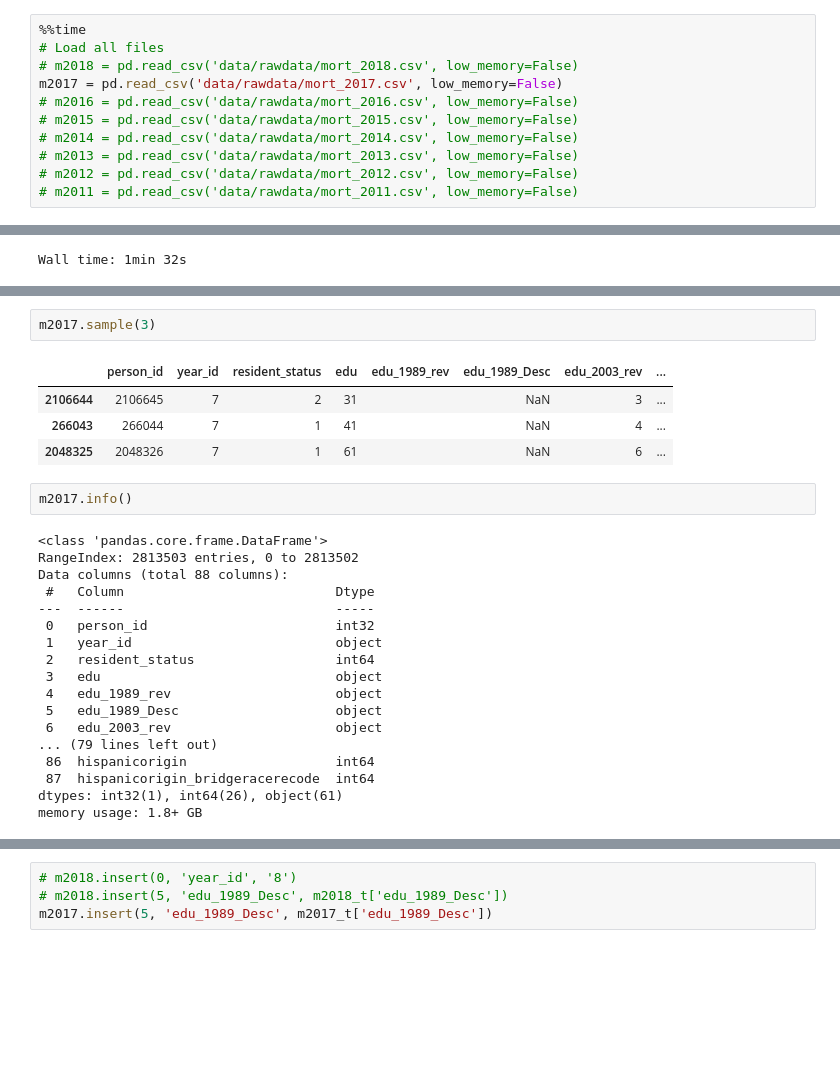
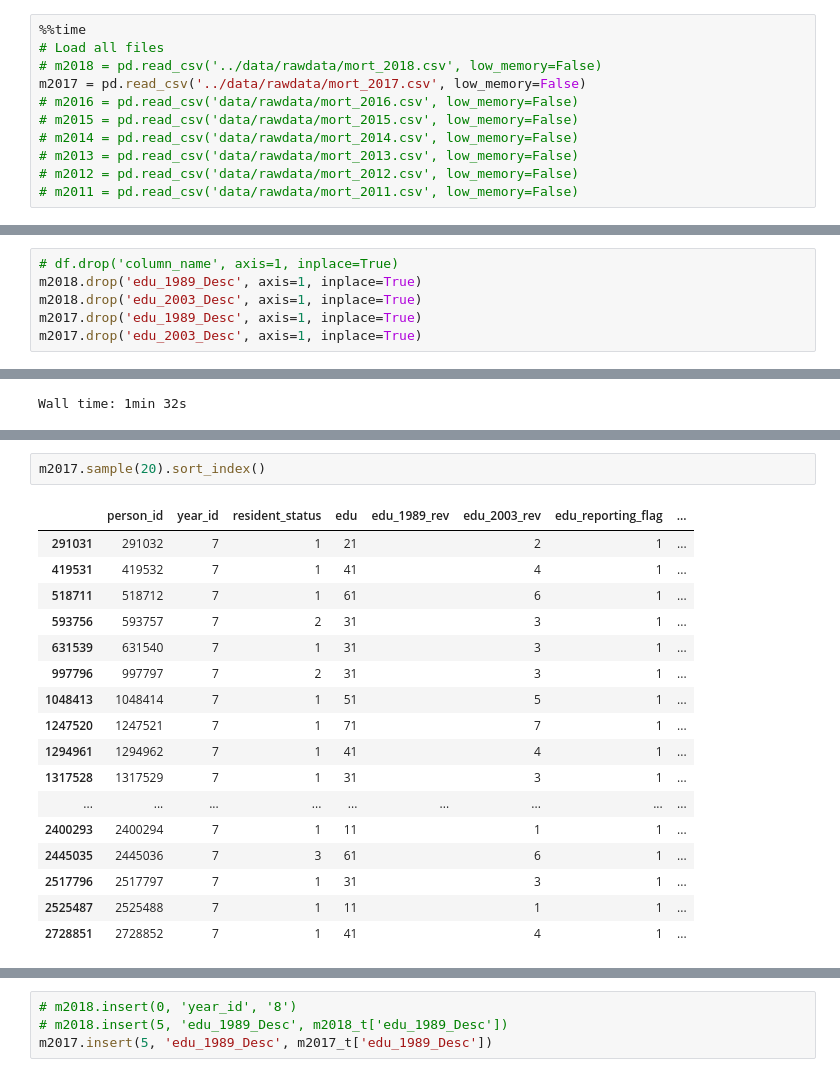
Before and after one commit to swarupmalli/Capstone_Mortality, a Jupyter notebook: preprocess/more_mort_cleaning3_AD.ipynb, the cells around one changed output, grey strips where cells are left out. Cells and saved outputs as stored; diff of their text form; blank space fills up the shorter version.

```diff
--- a/preprocess/more_mort_cleaning3_AD.ipynb
+++ b/preprocess/more_mort_cleaning3_AD.ipynb
@@ -22,8 +25,8 @@ from scipy.stats import skew
 # %%
 %%time
 # Load all files
-# m2018 = pd.read_csv('data/rawdata/mort_2018.csv', low_memory=False)
-m2017 = pd.read_csv('data/rawdata/mort_2017.csv', low_memory=False)
+# m2018 = pd.read_csv('../data/rawdata/mort_2018.csv', low_memory=False)
+m2017 = pd.read_csv('../data/rawdata/mort_2017.csv', low_memory=False)
 # m2016 = pd.read_csv('data/rawdata/mort_2016.csv', low_memory=False)
 # m2015 = pd.read_csv('data/rawdata/mort_2015.csv', low_memory=False)
 # m2014 = pd.read_csv('data/rawdata/mort_2014.csv', low_memory=False)
@@ -55,3 +60,9 @@ m2017.sample(7)
+# %%
+# df.drop('column_name', axis=1, inplace=True)
+m2018.drop('edu_1989_Desc', axis=1, inplace=True)
+m2018.drop('edu_2003_Desc', axis=1, inplace=True)
+m2017.drop('edu_1989_Desc', axis=1, inplace=True)
+m2017.drop('edu_2003_Desc', axis=1, inplace=True)
 # %%
 m2011.head()
 # %% [output]
@@ -318,27 +337,20 @@ Wall time: 1min 32s
 # %%
-m2017.sample(3)
+m2017.sample(20).sort_index()
 # %% [output]
-|  | person_id | year_id | resident_status | edu | edu_1989_rev | edu_1989_Desc | edu_2003_rev | ... |
-| 2106644 | 2106645 | 7 | 2 | 31 |  | NaN | 3 | ... |
-| 266043 | 266044 | 7 | 1 | 41 |  | NaN | 4 | ... |
-| 2048325 | 2048326 | 7 | 1 | 61 |  | NaN | 6 | ... |
+|  | person_id | year_id | resident_status | edu | edu_1989_rev | edu_2003_rev | edu_reporting_flag | ... |
+| 291031 | 291032 | 7 | 1 | 21 |  | 2 | 1 | ... |
+| 419531 | 419532 | 7 | 1 | 41 |  | 4 | 1 | ... |
+| 518711 | 518712 | 7 | 1 | 61 |  | 6 | 1 | ... |
+| 593756 | 593757 | 7 | 2 | 31 |  | 3 | 1 | ... |
+| 631539 | 631540 | 7 | 1 | 31 |  | 3 | 1 | ... |
+| 997796 | 997797 | 7 | 2 | 31 |  | 3 | 1 | ... |
+| 1048413 | 1048414 | 7 | 1 | 51 |  | 5 | 1 | ... |
+| 1247520 | 1247521 | 7 | 1 | 71 |  | 7 | 1 | ... |
+| 1294961 | 1294962 | 7 | 1 | 41 |  | 4 | 1 | ... |
+| 1317528 | 1317529 | 7 | 1 | 31 |  | 3 | 1 | ... |
+| ... | ... | ... | ... | ... | ... | ... | ... | ... |
+| 2400293 | 2400294 | 7 | 1 | 11 |  | 1 | 1 | ... |
+| 2445035 | 2445036 | 7 | 3 | 61 |  | 6 | 1 | ... |
+| 2517796 | 2517797 | 7 | 1 | 31 |  | 3 | 1 | ... |
+| 2525487 | 2525488 | 7 | 1 | 11 |  | 1 | 1 | ... |
+| 2728851 | 2728852 | 7 | 1 | 41 |  | 4 | 1 | ... |
-# %%
-m2017.info()
-# %% [output]
-<class 'pandas.core.frame.DataFrame'>
-RangeIndex: 2813503 entries, 0 to 2813502
-Data columns (total 88 columns):
- #   Column                           Dtype
----  ------                           -----
- 0   person_id                        int32
- 1   year_id                          object
- 2   resident_status                  int64
- 3   edu                              object
- 4   edu_1989_rev                     object
- 5   edu_1989_Desc                    object
- 6   edu_2003_rev                     object
-... (79 lines left out)
- 86  hispanicorigin                   int64
- 87  hispanicorigin_bridgeracerecode  int64
-dtypes: int32(1), int64(26), object(61)
-memory usage: 1.8+ GB
```
Also changed, not shown: parts of 15 cells of this notebook, 3 other files.
